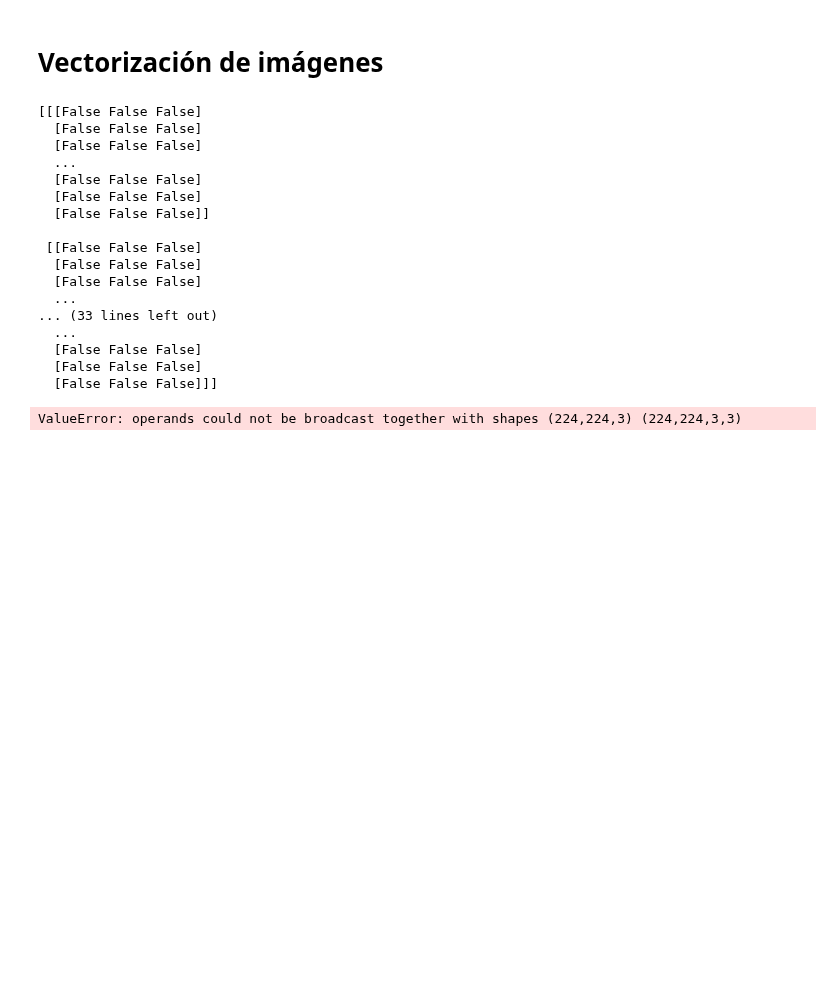
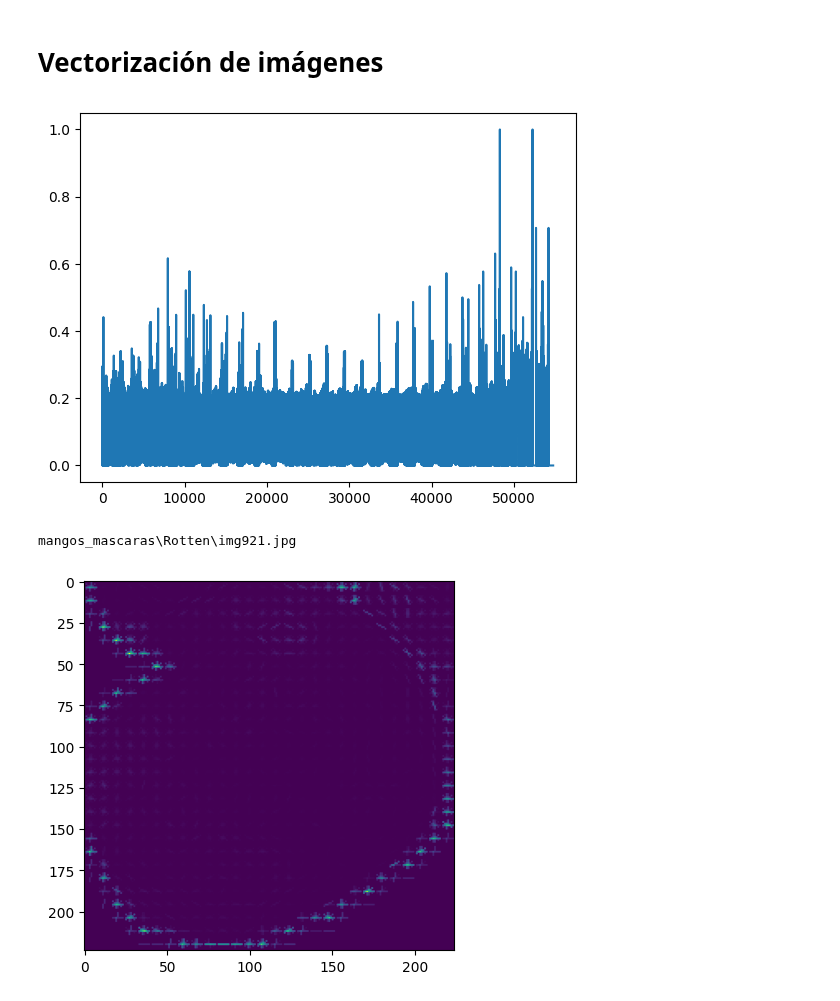
Before and after one commit to amezquitam/mango_classifier, a Jupyter notebook: main.ipynb, the cells around one changed output. Cells and saved outputs as stored; diff of their text form; code cells hidden in the pictures; blank space fills up the shorter version.

Commit message:
solving mask

```diff
--- a/main.ipynb
+++ b/main.ipynb
@@ -52,53 +52,44 @@ import numpy as np
 from random import randint
 
 def mask_image(image_path, mask_image_path):
     image = ski.io.imread(image_path)
     image_mask = np.load(mask_image_path)
-    print(image_mask)
 
     if len(image[0][0]) == 4:
         image = ski.color.rgba2rgb(image)
 
     image_bytes = ski.util.img_as_ubyte(image)
 
-    if len(image_mask[0][0] == 1):
+    if not hasattr(image_mask[0][0], '__len__'):
         image_mask = ski.color.gray2rgb(image_mask)
 
     return image_bytes * image_mask
 
 def extract_data(masked_image):
     gray_image = ski.color.rgb2gray(masked_image)
-    hog, visual = ski.feature.hog(gray_image, visualize=True)
+    hog, visual = ski.feature.hog(gray_image, visualize=True, transform_sqrt=True)
+    equalized_img = ski.exposure.equalize_adapthist(masked_image)
+
+    pyplot.plot(hog)
+    pyplot.show()
     pyplot.imshow(visual)
 
+    img = ski.feature.blob_log(equalized_img, threshold=.3)
 
-category = categories[1]
-index = randint(0, image_count['mangos_mascaras'][category]-1)
+
+category = categories[randint(0, 1)]
+index = randint(0, image_count['mangos_mascaras'][category] - 1)
 
 test_image_path = os.path.join(dirs[0], category)
 test_image_mask_path = test_image_path + '_masks'
 image_name = os.listdir(test_image_path)[index]
 test_image = os.path.join(test_image_path, image_name)
 test_image_mask = os.path.join(test_image_mask_path, image_name.replace('.jpg', '') + '_mask_mask_'+ category.lower() + '.npy')
 
 masked_image = mask_image(test_image,test_image_mask)
 extract_data(masked_image)
+print(test_image)
 # %% [output]
+[figure, added]
-[[[False False False]
-  [False False False]
-  [False False False]
-  ...
-  [False False False]
-  [False False False]
-  [False False False]]
-
- [[False False False]
-  [False False False]
-  [False False False]
-  ...
-... (33 lines left out)
-  ...
-  [False False False]
-  [False False False]
-  [False False False]]]
+mangos_mascaras\Rotten\img921.jpg
-ValueError: operands could not be broadcast together with shapes (224,224,3) (224,224,3,3)
+[figure, added]
```
